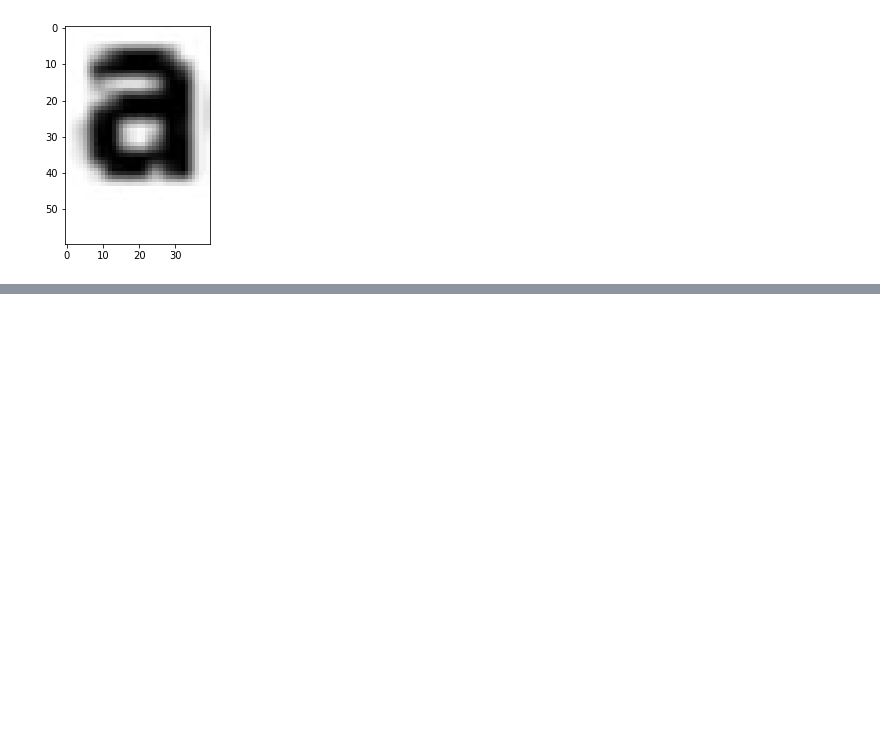
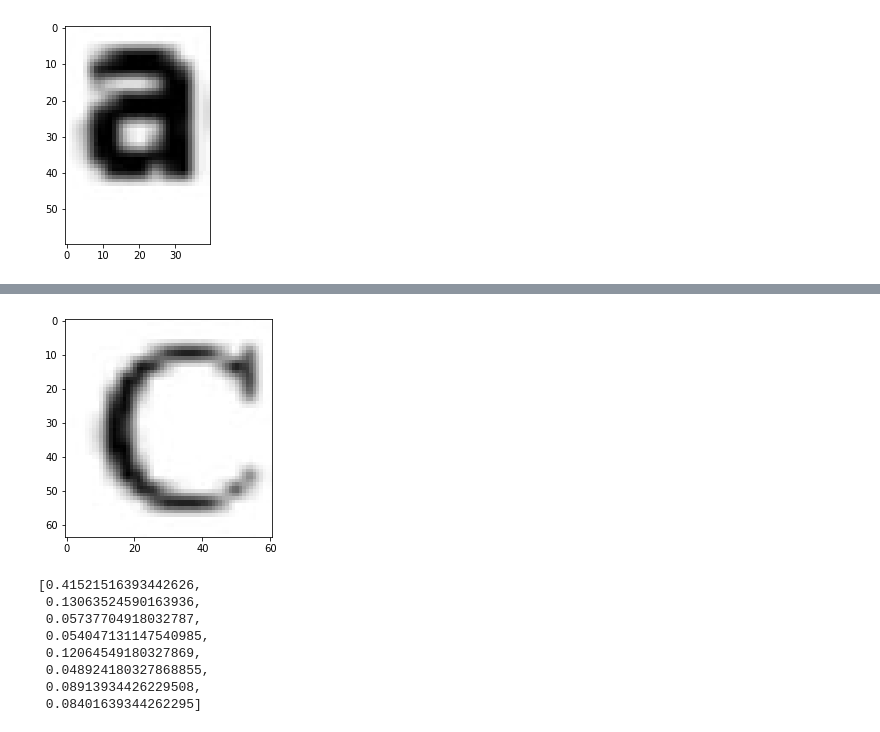
Before and after one commit to vimalkumarasamy/computer_vision, a Jupyter notebook: CV_Task2_OCR.ipynb, the cells around one changed output, grey strips where cells are left out. Cells and saved outputs as stored; diff of their text form; code cells hidden in the pictures; blank space fills up the shorter version.

```diff
--- a/CV_Task2_OCR.ipynb
+++ b/CV_Task2_OCR.ipynb
@@ -39,6 +40,8 @@ plt.show()
 # Max pooling to reduce the size of the image
 # 3 X 3 to 2 X 2
 # %%
+# This code is to compute the histogram of gradients in a given picture
+
 import math
 hogs_x=[-1,1]
 hogs_img_x=copy.deepcopy(img)
@@ -55,12 +58,15 @@ for i in range(len(img)):
     hogs_grad_x[i][j]=(hogs_img_x[i][j]*hogs_x[0])+(hogs_img_x[i][j+1]*hogs_x[1])
     hogs_grad_y[i][j]=(hogs_img_y[i][j]*hogs_y[0])+(hogs_img_y[i+1][j]*hogs_y[1])
 
-hogs_grad_x=normalize(hogs_grad_x)
-hogs_grad_y=normalize(hogs_grad_y)
+# hogs_grad_x=normalize(hogs_grad_x)
+# hogs_grad_y=normalize(hogs_grad_y)
 hogs_grad=copy.deepcopy(img)
 for i in range(len(hogs_grad)):
   for j in range(len(hogs_grad[0])):
     if hogs_grad_x[i][j]==0:
       hogs_grad[i][j]=math.pi/2
     else:
-      hogs_grad[i][j]=math.atan(hogs_grad_y[i][j]/hogs_grad_x[i][j])
+      if hogs_grad_x[i][j]<0 or hogs_grad_y[i][j]<0:
+        hogs_grad[i][j]=(math.atan(abs(hogs_grad_y[i][j]/hogs_grad_x[i][j]))+(math.pi/2))
+      else:
+        hogs_grad[i][j]=math.atan(abs(hogs_grad_y[i][j]/hogs_grad_x[i][j]))
@@ -67,3 +129,59 @@ for i in range(len(hogs_grad)):
+# %%
+img_path='c.jpg'
+img=read_image(img_path)
+plt.imshow(img, cmap="gray")
+plt.show()
+
+import math
+import numpy as np
+hogs_x=[-1,1]
+hogs_img_x=copy.deepcopy(img)
+hogs_grad_x=copy.deepcopy(img)
+for i in range(len(hogs_img_x)):
+  hogs_img_x[i]=hogs_img_x[i]+[0]
+hogs_y=[1,-1]
+hogs_img_y=copy.deepcopy(img)
+hogs_grad_y=copy.deepcopy(img)
+hogs_img_y=hogs_img_y+(np.zeros((1, len(hogs_img_y[0]))).tolist())
+
+for i in range(len(img)):
+  for j in range(len(img[0])):
+    hogs_grad_x[i][j]=(hogs_img_x[i][j]*hogs_x[0])+(hogs_img_x[i][j+1]*hogs_x[1])
+    hogs_grad_y[i][j]=(hogs_img_y[i][j]*hogs_y[0])+(hogs_img_y[i+1][j]*hogs_y[1])
+
+hogs_grad=copy.deepcopy(img)
+hogs_hist=np.zeros(8).tolist()
+for i in range(len(hogs_grad)):
+  for j in range(len(hogs_grad[0])):
+    R=abs(hogs_grad_y[i][j]/(hogs_grad_x[i][j]+0.000000000001))
+    if hogs_grad_x[i][j]<0 and hogs_grad_y[i][j]>=0:
+      hogs_grad[i][j]=(math.pi-(math.atan(R)))//(math.pi/4)
+      hogs_hist[int((math.pi-(math.atan(R)))//(math.pi/4))]+=1
+    elif hogs_grad_x[i][j]>=0 and hogs_grad_y[i][j]<0:
+      hogs_grad[i][j]=((2*math.pi)-(math.atan(R)) )//(math.pi/4)
+      hogs_hist[int(((2*math.pi)-(math.atan(R)) )//(math.pi/4))]+=1
+    elif hogs_grad_x[i][j]<0 and hogs_grad_y[i][j]<0:
+      hogs_grad[i][j]=(math.pi+(math.atan(R)))//(math.pi/4)
+      hogs_hist[int((math.pi+(math.atan(R)))//(math.pi/4))]+=1
+    else:
+      hogs_grad[i][j]=(math.atan(R))//(math.pi/4)
+      hogs_hist[int((math.atan(R))//(math.pi/4))]+=1
+
+
+s=sum(hogs_hist)
+hogs_hist_per=[i/s for i in hogs_hist]
+
+hogs_hist_per
+# %% [output]
+[figure, added]
+[0.41521516393442626,
+ 0.13063524590163936,
+ 0.05737704918032787,
+ 0.054047131147540985,
+ 0.12064549180327869,
+ 0.048924180327868855,
+ 0.08913934426229508,
+ 0.08401639344262295]
 # %%
 val_max=-1
 val_min=300
```
Also changed, not shown: parts of 9 cells of this notebook.
